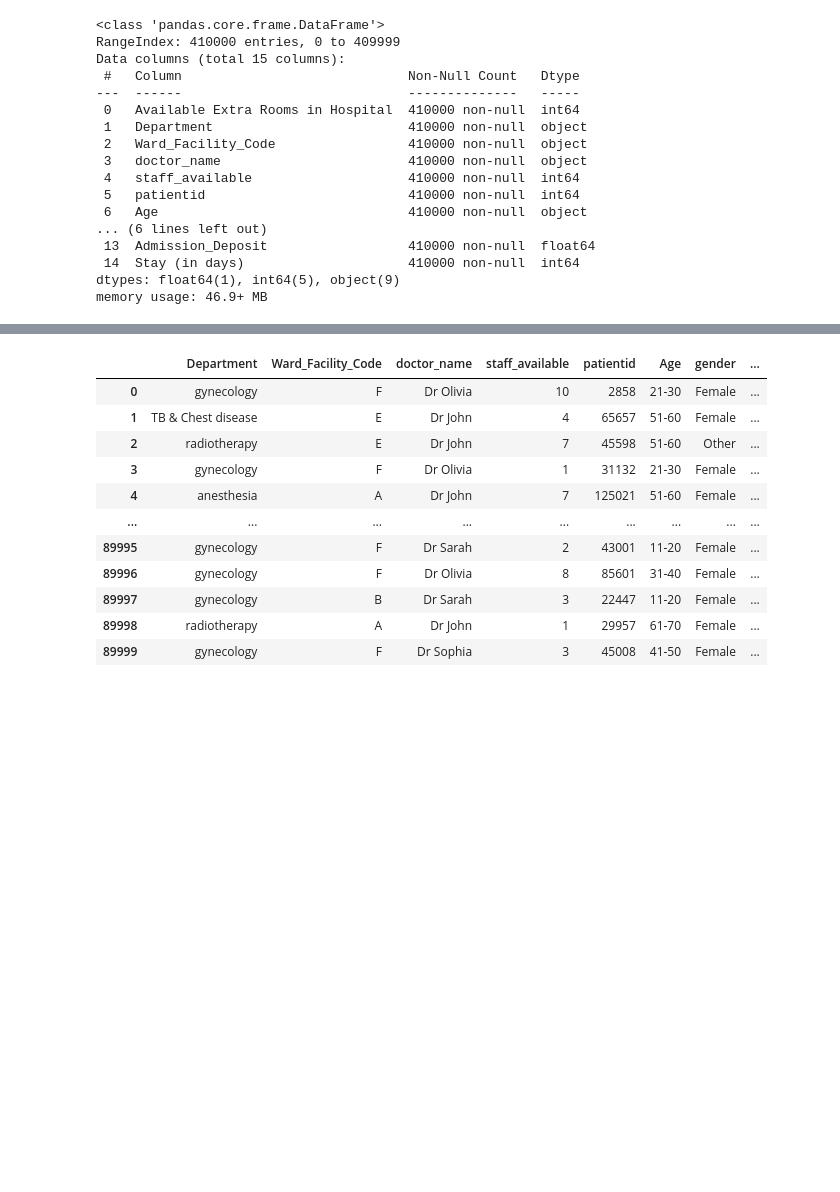
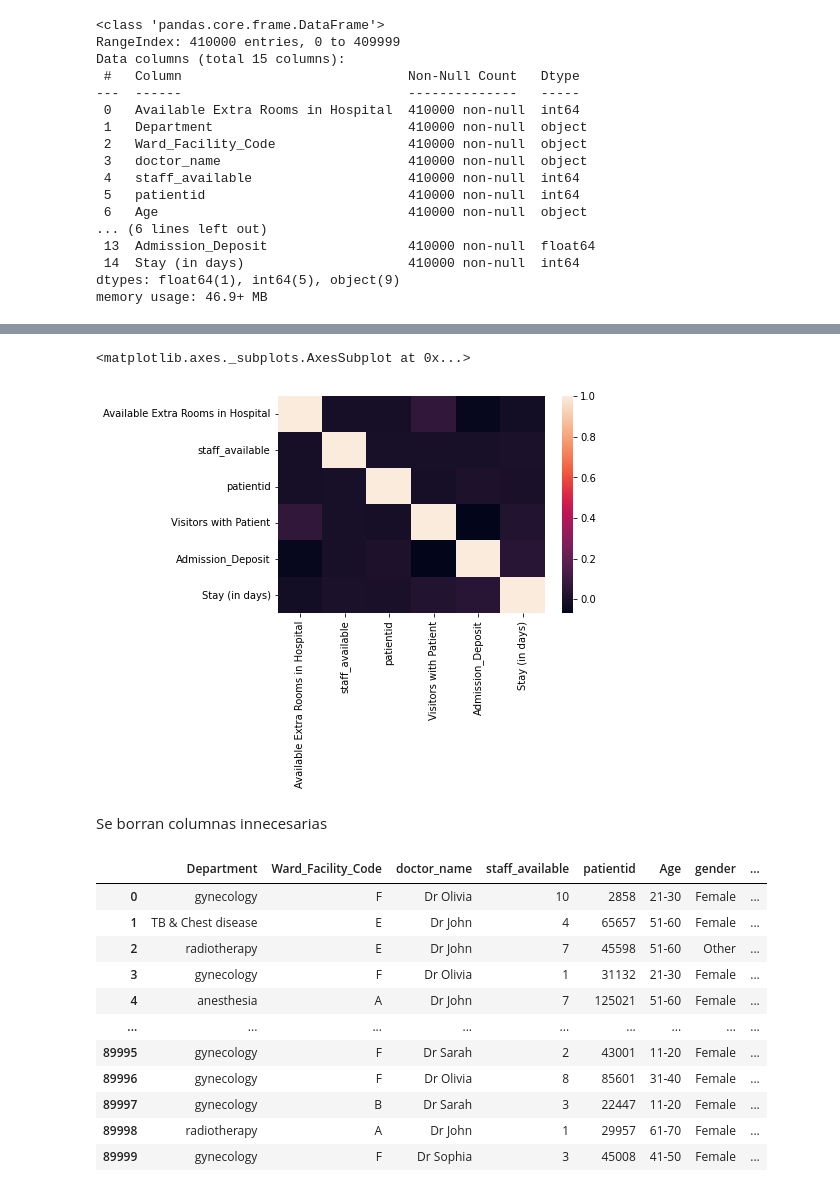
Before and after one commit to campu1992/ML-Prediccion-Hospital, a Jupyter notebook: lab2Code.ipynb, the cells around one changed output, grey strips where cells are left out. Drawn from its saved outputs; the diff is of its cells as text; code cells hidden in the pictures; blank space fills up the shorter version.

```diff
--- a/lab2Code.ipynb
+++ b/lab2Code.ipynb
@@ -84,3 +90,11 @@ train_df.drop('Available Extra Rooms in Hospital', axis=1)
+# %%
+corr = train_df.corr()
+sns.heatmap(corr)
+# %% [output]
+<matplotlib.axes._subplots.AxesSubplot at 0x...>
+[figure, added]
+# %% [markdown]
+Se borran columnas innecesarias
 # %%
 test_df.drop('Available Extra Rooms in Hospital', axis=1)
 # %% [output]
```
Also changed, not shown: parts of 67 cells of this notebook.
